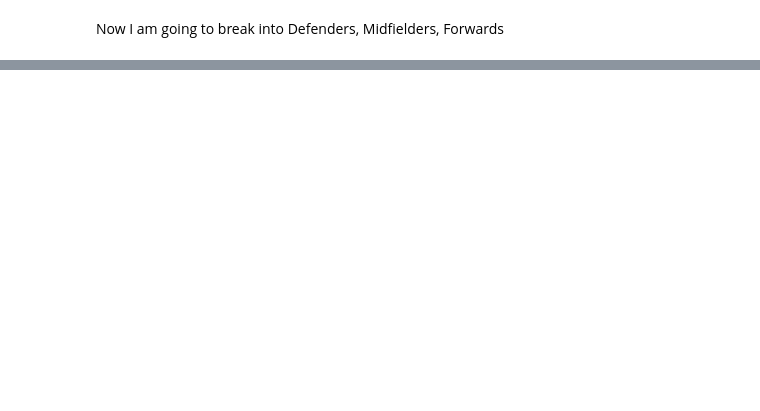
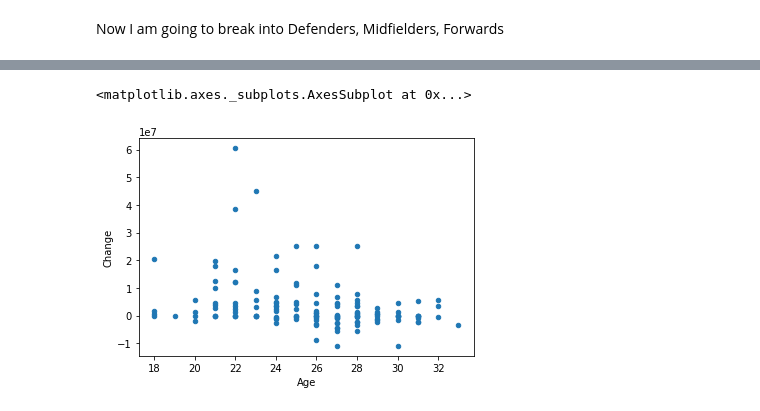
Before and after one commit to Femi-Ogunkola/EPL, a Jupyter notebook: EPL Data Analysis.ipynb, the cells around one changed output, grey strips where cells are left out. Cells and saved outputs as stored; diff of their text form; code cells hidden in the pictures; blank space fills up the shorter version.

```diff
--- a/EPL Data Analysis.ipynb
+++ b/EPL Data Analysis.ipynb
@@ -69,0 +138,20 @@ Fwd = epl.loc[epl.Position==3]
+# %%
+mf.sort_values(by='Season', axis=0, inplace=True)
+# set the index to be this and don't drop
+# get a list of sesons
+season=mf['Season'].unique().tolist()
+# now we can perform a lookup on a 'view' of the dataframe
+mf_season = mf.loc[mf.Season==4]
+# %%
+def APP (df):
+    df_column = 1000*(df["Assists"])/df["App"]
+    return df_column
+# %%
+APP = APP(mf_season)
+# %%
+mf_season = mf_season.assign(APP = APP)
+# %%
+mf_season.plot.scatter(x='Age', y='Change')
+# %% [output]
+<matplotlib.axes._subplots.AxesSubplot at 0x...>
+[figure, added]
```
Also changed, not shown: parts of 12 cells of this notebook.
